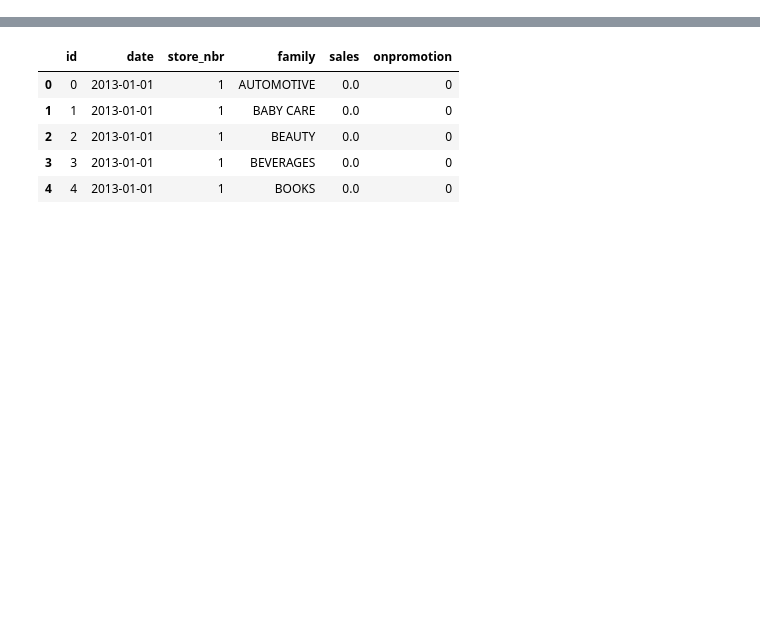
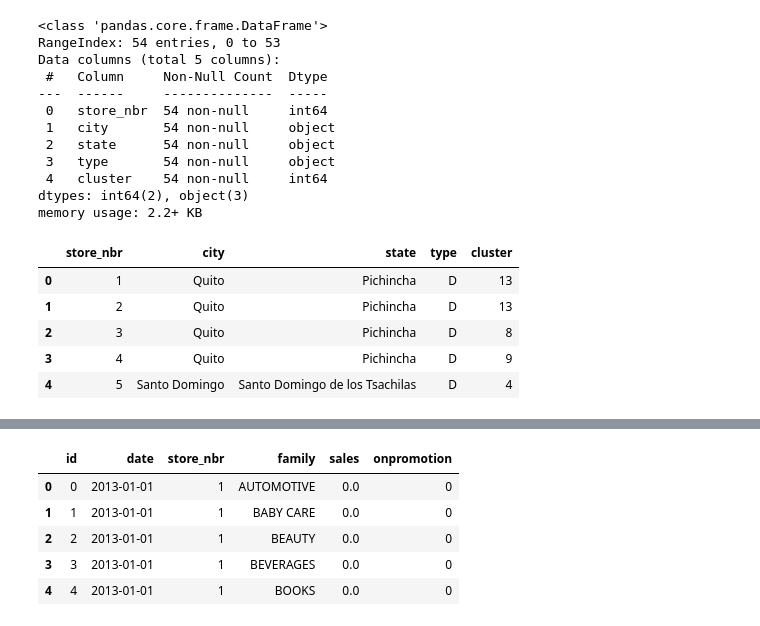
Before and after one commit to montecarlo518/Store-Sales, a Jupyter notebook: store-sales.ipynb, the cells around one changed output, grey strips where cells are left out. Cells and saved outputs as stored; diff of their text form; code cells hidden in the pictures; blank space fills up the shorter version.

```diff
--- a/store-sales.ipynb
+++ b/store-sales.ipynb
@@ -23,3 +7,25 @@ stores = pd.read_csv('data/stores.csv')
 oil = pd.read_csv('data/oil.csv', parse_dates=['date'])
 holidays = pd.read_csv('data/holidays_events.csv', parse_dates=['date'])
 transactions = pd.read_csv('data/transactions.csv', parse_dates=['date'])
+# %%
+stores.info()
+stores.head()
+# %% [output]
+<class 'pandas.core.frame.DataFrame'>
+RangeIndex: 54 entries, 0 to 53
+Data columns (total 5 columns):
+ #   Column     Non-Null Count  Dtype
+---  ------     --------------  -----
+ 0   store_nbr  54 non-null     int64
+ 1   city       54 non-null     object
+ 2   state      54 non-null     object
+ 3   type       54 non-null     object
+ 4   cluster    54 non-null     int64
+dtypes: int64(2), object(3)
+memory usage: 2.2+ KB
+|  | store_nbr | city | state | type | cluster |
+| 0 | 1 | Quito | Pichincha | D | 13 |
+| 1 | 2 | Quito | Pichincha | D | 13 |
+| 2 | 3 | Quito | Pichincha | D | 8 |
+| 3 | 4 | Quito | Pichincha | D | 9 |
+| 4 | 5 | Santo Domingo | Santo Domingo de los Tsachilas | D | 4 |
```
Also changed, not shown: parts of 11 cells of this notebook.
